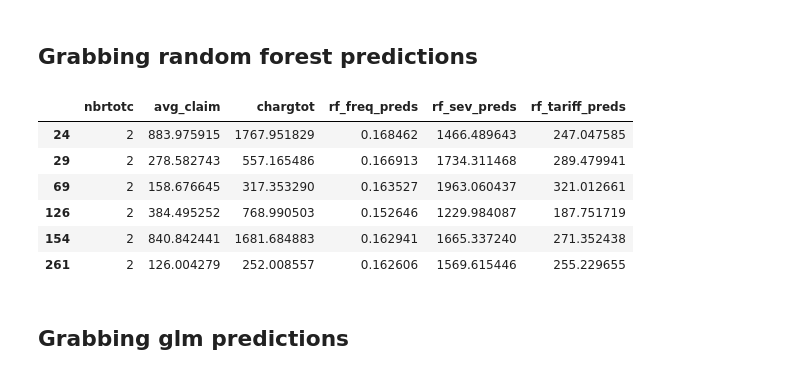
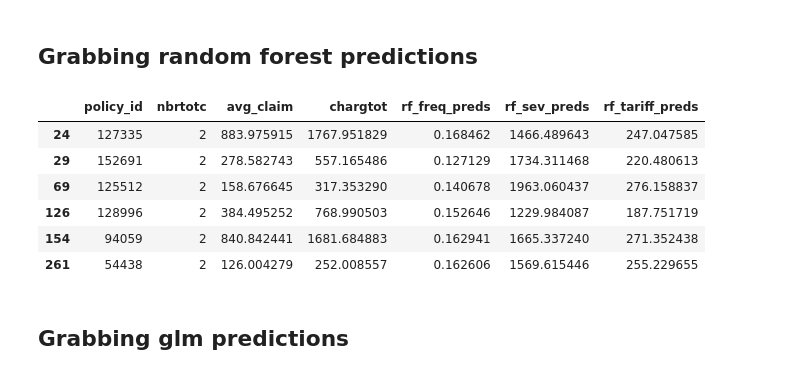
Before and after one commit to galezon/DSNLI-Project, a Jupyter notebook: analyze_tariffs/main.ipynb, the cells around one changed output. Saved outputs shown, nothing was run; the diff lists cells and outputs as text; code cells hidden in the pictures.

Commit message:
finished tariff analysis

```diff
--- a/analyze_tariffs/main.ipynb
+++ b/analyze_tariffs/main.ipynb
@@ -43,7 +43,8 @@ def avg_claim(row):
 # %% [markdown]
 Reading data and saved random forests.
 # %%
-test = pd.read_csv("../data/test.csv", index_col="Unnamed: 0")
+test = pd.read_csv("../data/test.csv")
+test.rename(columns={"Unnamed: 0": "policy_id"}, inplace=True)
 test2 = postcodes_to_latlong(test)
 test = cat_to_numeric(test2)
 
@@ -65,25 +66,25 @@ features = freq_rf_final.feature_names_in_  # needed features will be here
 # %% [markdown]
 ## Grabbing random forest predictions
 # %%
-test_freq_preds = freq_rf_final.predict(test.loc[:, features])
-test_sev_preds = sev_rf_final.predict(test.loc[:, features])
+test_rf_freq_preds = freq_rf.predict(test.loc[:, features]) * test.loc[:, "duree"]  # account for exposure as well!
+test_rf_sev_preds = sev_rf.predict(test.loc[:, features])
 # %%
-test_results = test.loc[:, ["nbrtotc", "chargtot"]]  # to get zeroes first
-test_results['avg_claim'] = test_results.apply(lambda row: avg_claim(row), axis=1)
+rf_preds = test.loc[:, ["policy_id", "nbrtotc", "chargtot"]]  # to get zeroes first
+rf_preds['avg_claim'] = rf_preds.apply(lambda row: avg_claim(row), axis=1)
 
-test_results['rf_freq_preds'] = test_freq_preds
-test_results['rf_sev_preds'] = test_sev_preds
-test_results['rf_tariff_preds'] = test_results['rf_freq_preds']*test_results['rf_sev_preds']
+rf_preds['rf_freq_preds'] = test_rf_freq_preds
+rf_preds['rf_sev_preds'] = test_rf_sev_preds
+rf_preds['rf_tariff_preds'] = rf_preds['rf_freq_preds']*rf_preds['rf_sev_preds']
 
-test_results = test_results.iloc[:, [0, 2, 1, 3, 4, 5]]
-test_results.query("nbrtotc > 1")[0:6]
+rf_preds = rf_preds.iloc[:, [0, 1, 3, 2, 4, 5, 6]]
+rf_preds.query("nbrtotc > 1")[0:6]
 # %% [output]
-|  | nbrtotc | avg_claim | chargtot | rf_freq_preds | rf_sev_preds | rf_tariff_preds |
-| 24 | 2 | 883.975915 | 1767.951829 | 0.168462 | 1466.489643 | 247.047585 |
-| 29 | 2 | 278.582743 | 557.165486 | 0.166913 | 1734.311468 | 289.479941 |
-| 69 | 2 | 158.676645 | 317.353290 | 0.163527 | 1963.060437 | 321.012661 |
-| 126 | 2 | 384.495252 | 768.990503 | 0.152646 | 1229.984087 | 187.751719 |
-| 154 | 2 | 840.842441 | 1681.684883 | 0.162941 | 1665.337240 | 271.352438 |
-| 261 | 2 | 126.004279 | 252.008557 | 0.162606 | 1569.615446 | 255.229655 |
+|  | policy_id | nbrtotc | avg_claim | chargtot | rf_freq_preds | rf_sev_preds | rf_tariff_preds |
+| 24 | 127335 | 2 | 883.975915 | 1767.951829 | 0.168462 | 1466.489643 | 247.047585 |
+| 29 | 152691 | 2 | 278.582743 | 557.165486 | 0.127129 | 1734.311468 | 220.480613 |
+| 69 | 125512 | 2 | 158.676645 | 317.353290 | 0.140678 | 1963.060437 | 276.158837 |
+| 126 | 128996 | 2 | 384.495252 | 768.990503 | 0.152646 | 1229.984087 | 187.751719 |
+| 154 | 94059 | 2 | 840.842441 | 1681.684883 | 0.162941 | 1665.337240 | 271.352438 |
+| 261 | 54438 | 2 | 126.004279 | 252.008557 | 0.162606 | 1569.615446 | 255.229655 |
 # %% [markdown]
 ## Grabbing glm predictions
```
Also changed, not shown: parts of 14 cells of this notebook.
